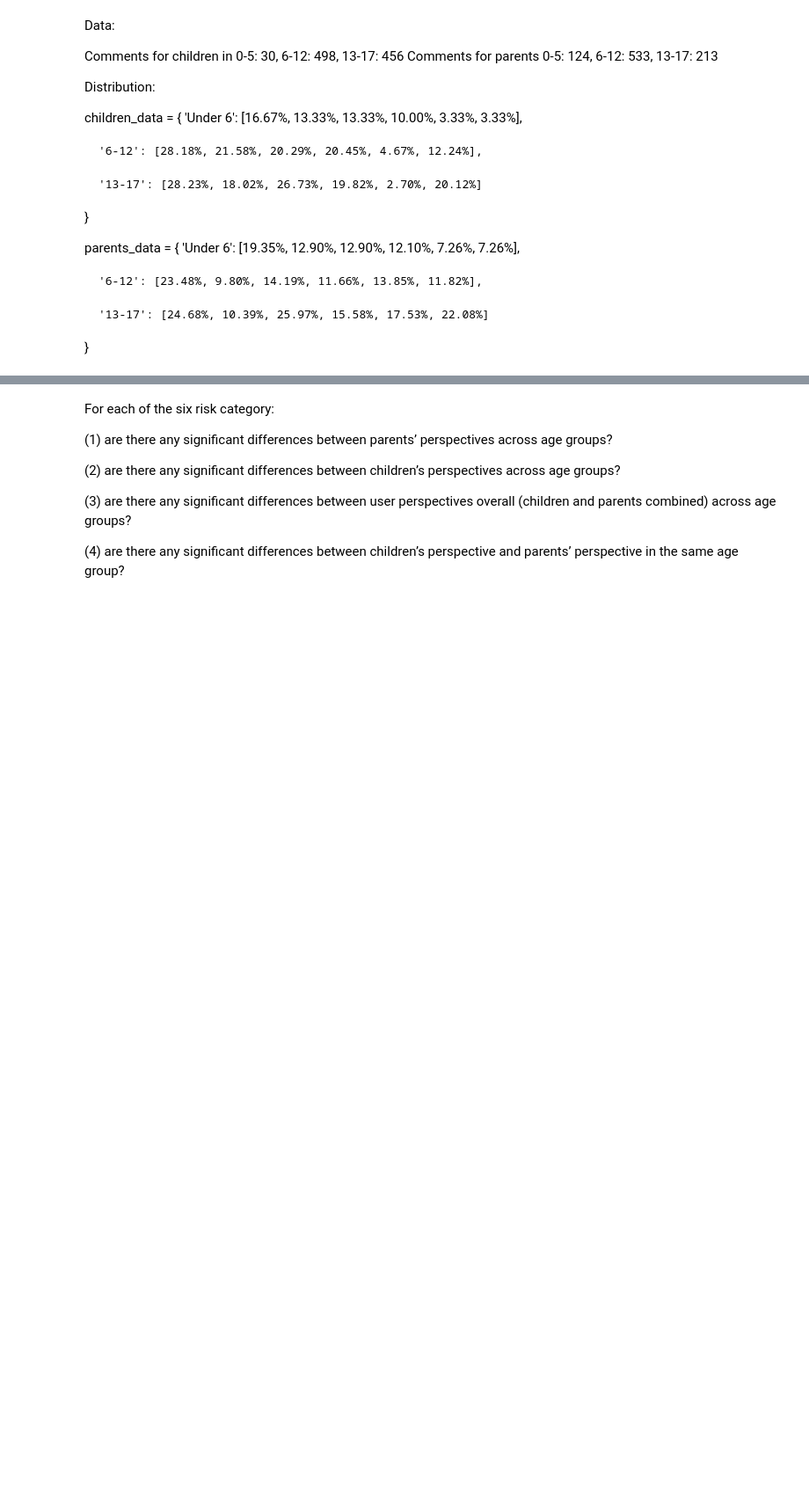
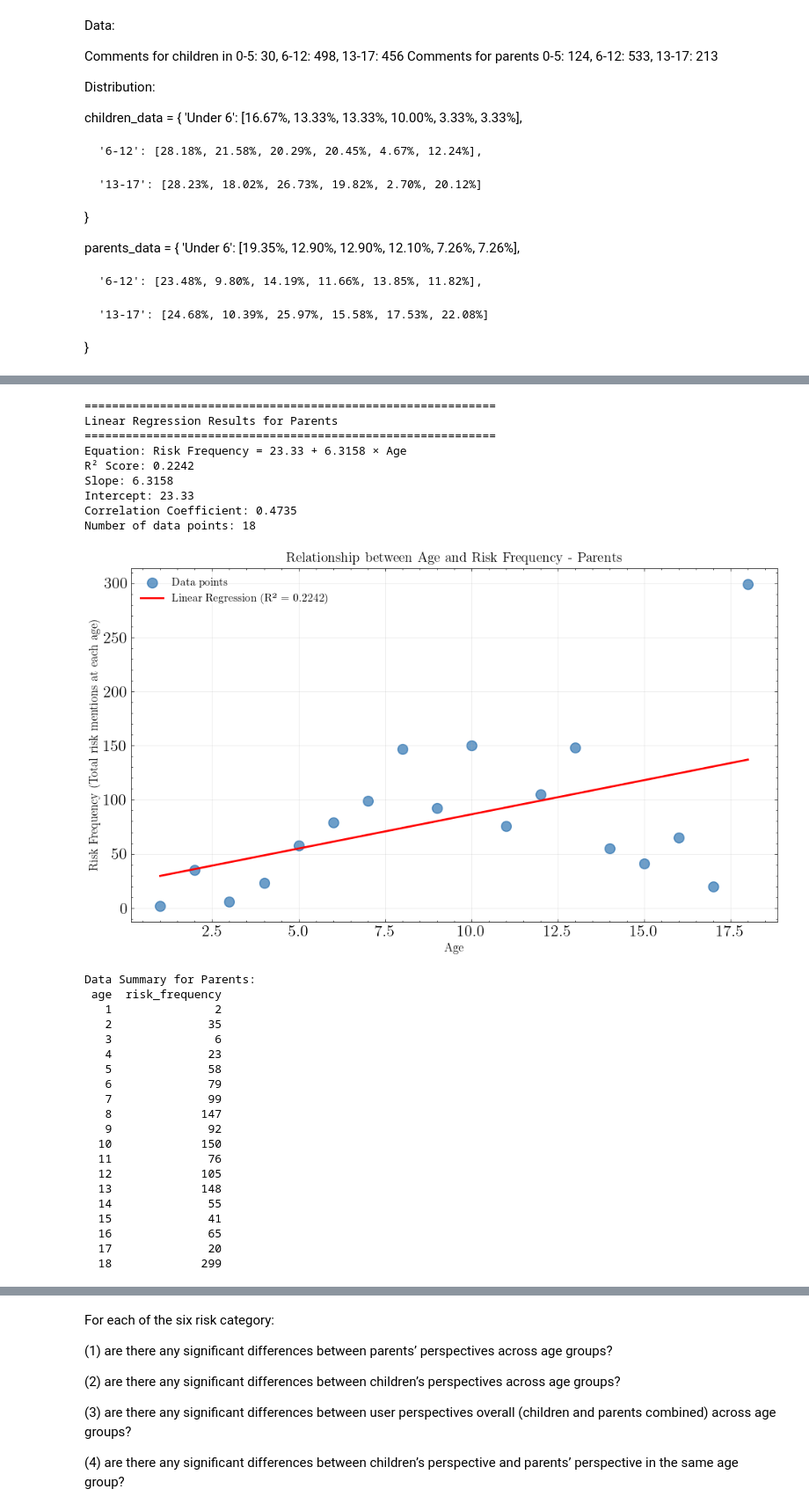
Before and after one commit to keyanUB/CommenSense_Analysis, a Jupyter notebook: sample/age.ipynb, the cells around one changed output, grey strips where cells are left out. Shown at 88% size. Saved outputs shown, nothing was run; the diff lists cells and outputs as text; code cells hidden in the pictures; blank space fills up the shorter version.

```diff
--- a/sample/age.ipynb
+++ b/sample/age.ipynb
@@ -387,0 +546,36 @@ parents_data = {
+# %%
+# 2. Parents data
+df_p['user_age'] = pd.to_numeric(df_p['user_age'], errors='coerce')
+df_p['risk code'] = df_p['risk code'].str.lower()
+result_parents = calculate_age_risk_regression(df_p, "Parents")
+# %% [output]
+============================================================
+Linear Regression Results for Parents
+============================================================
+Equation: Risk Frequency = 23.33 + 6.3158 × Age
+R² Score: 0.2242
+Slope: 6.3158
+Intercept: 23.33
+Correlation Coefficient: 0.4735
+Number of data points: 18
+[figure, added]
+Data Summary for Parents:
+ age  risk_frequency
+   1               2
+   2              35
+   3               6
+   4              23
+   5              58
+   6              79
+   7              99
+   8             147
+   9              92
+  10             150
+  11              76
+  12             105
+  13             148
+  14              55
+  15              41
+  16              65
+  17              20
+  18             299
```
Also changed, not shown: parts of 20 cells of this notebook, 10 other files.
